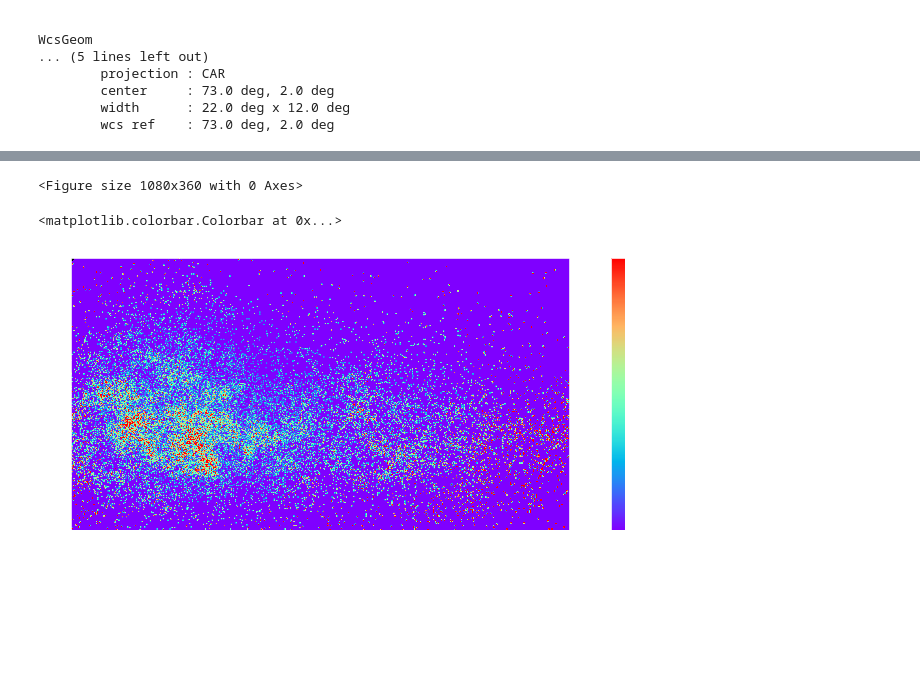
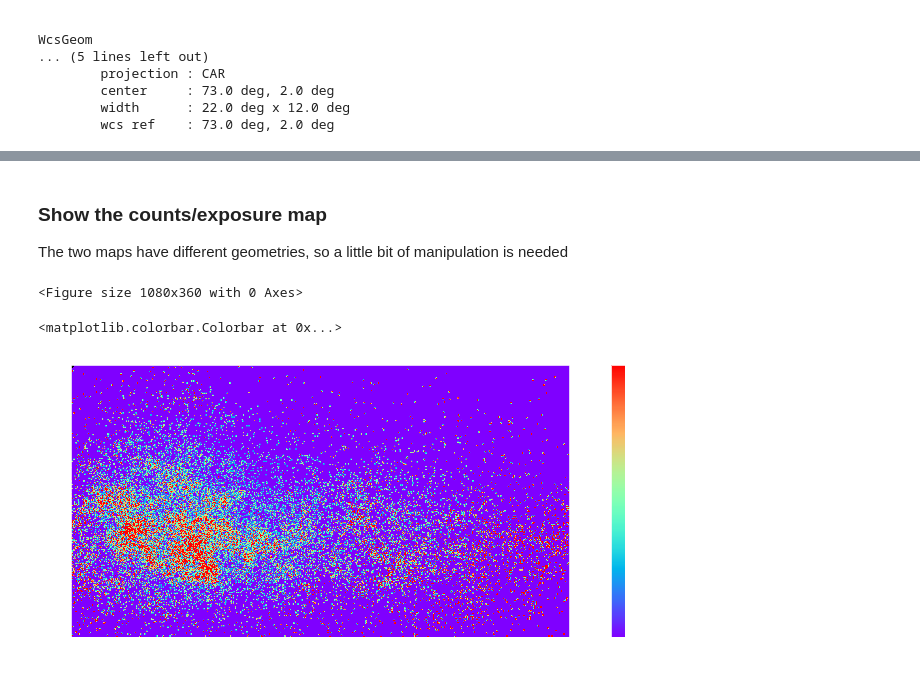
Before and after one commit to Tutanto/GammaCygni, a Jupyter notebook: create_new_datastore.ipynb, the cells around one changed output, grey strips where cells are left out. Saved outputs shown, nothing was run; the diff lists cells and outputs as text; code cells hidden in the pictures; blank space fills up the shorter version.

```diff
--- a/create_new_datastore.ipynb
+++ b/create_new_datastore.ipynb
@@ -176,15 +182,19 @@ exposure_image.smooth("0.1 deg").plot(add_cbar=True)
 [figure]
+# %% [markdown]
+### Show the counts/exposure map
+The two maps have different geometries, so a little bit of manipulation is needed
 # %%
 plt.figure(figsize=(15,5))
-image_corrected = counts.data/(exposure_image.data/1.e12)
-np.nan_to_num(image_corrected, nan = 0)
-squeeze = np.squeeze(image_corrected)
+#I extracted only the .data and store them in a numpy array
+image_corrected = counts.data/(exposure_image.data/exposure_image.data.max()) #The exposure is normalized so the result is easy to read
+np.nan_to_num(image_corrected, nan = 0) #change nans with 0s
+squeeze = np.squeeze(image_corrected) #the numpy array is 3D, here I remove the energy axis
 # %% [output]
 <Figure size 1080x360 with 0 Axes>
 # %%
 plt.figure(figsize=(15,5))
-plt.imshow(squeeze, cmap="rainbow", vmin=0.001, vmax=0.3, origin="lower")
+plt.imshow(squeeze, cmap="rainbow", vmin=0.001, vmax=1, origin="lower")
 plt.colorbar()
 # %% [output]
 <matplotlib.colorbar.Colorbar at 0x...>
-[figure, old version]
+[figure, new version]
```
Also changed, not shown: parts of 9 cells of this notebook, 2 other files.
